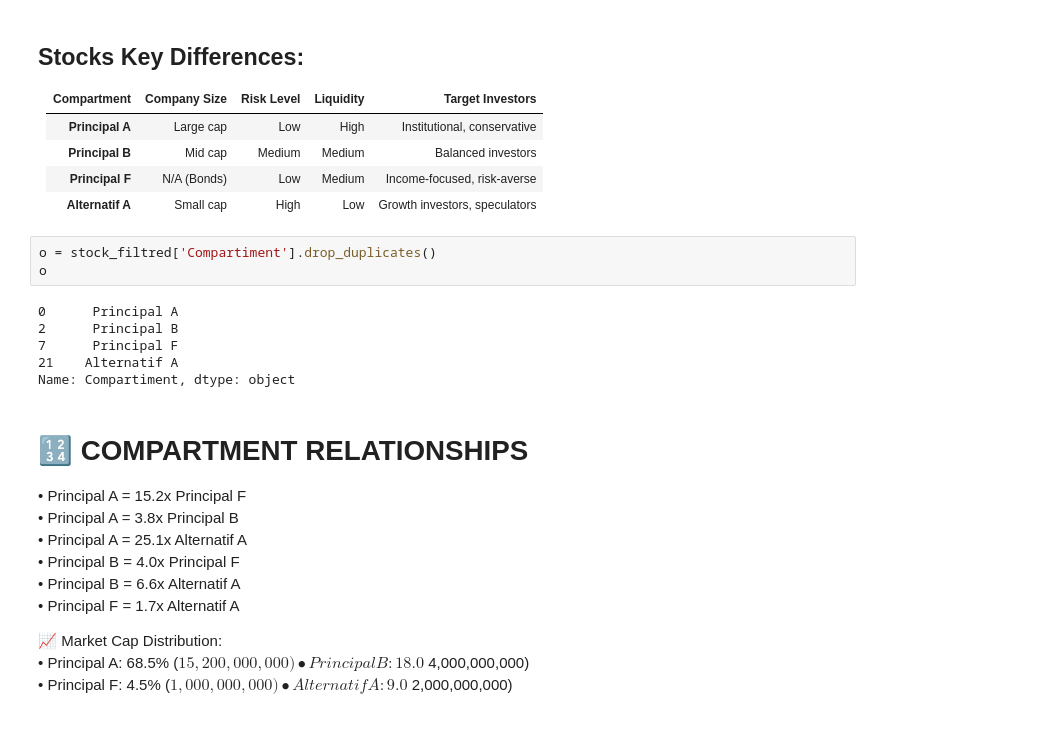
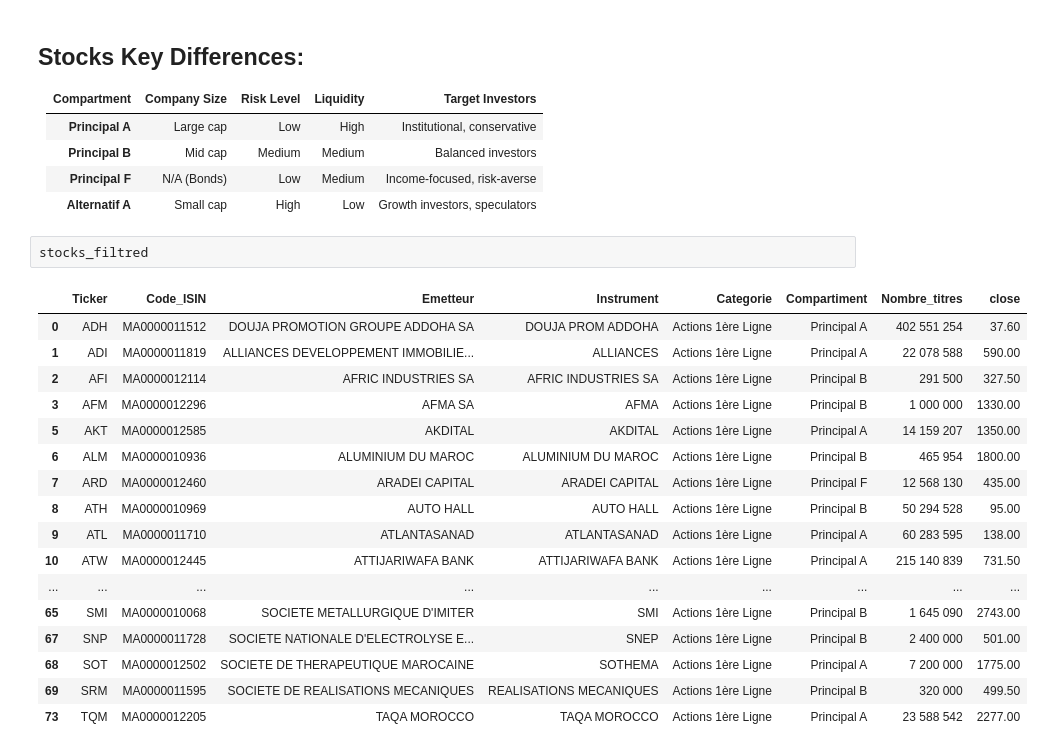
Before and after one commit to alSheiye5h/Morocco-All_Shares-Index, a Jupyter notebook: 001_MASI.ipynb, the cells around one changed output. Saved outputs shown, nothing was run; the diff lists cells and outputs as text.

```diff
--- a/001_MASI.ipynb
+++ b/001_MASI.ipynb
@@ -128,27 +80,23 @@ stock_filtred = stocks_all.dropna(subset='close')
 | **Principal B** | Mid cap | Medium | Medium | Balanced investors |
 | **Principal F** | N/A (Bonds) | Low | Medium | Income-focused, risk-averse |
 | **Alternatif A** | Small cap | High | Low | Growth investors, speculators |
-# %%
-o = stock_filtred['Compartiment'].drop_duplicates()
-o
-# %% [output]
-0      Principal A
-2      Principal B
-7      Principal F
-21    Alternatif A
-Name: Compartiment, dtype: object
-# %% [markdown]
-🔢 COMPARTMENT RELATIONSHIPS
-==================================================
-• Principal A = 15.2x Principal F
-• Principal A = 3.8x Principal B
-• Principal A = 25.1x Alternatif A
-• Principal B = 4.0x Principal F
-• Principal B = 6.6x Alternatif A
-• Principal F = 1.7x Alternatif A
-
-📈 Market Cap Distribution:
-• Principal A: 68.5% ($15,200,000,000)
-• Principal B: 18.0% ($4,000,000,000)
-• Principal F: 4.5% ($1,000,000,000)
-• Alternatif A: 9.0% ($2,000,000,000)
+# %%
+stocks_filtred
+# %% [output]
+|  | Ticker | Code_ISIN | Emetteur | Instrument | Categorie | Compartiment | Nombre_titres | close |
+| 0 | ADH | MA0000011512 | DOUJA PROMOTION GROUPE ADDOHA SA | DOUJA PROM ADDOHA | Actions 1ère Ligne | Principal A | 402 551 254 | 37.60 |
+| 1 | ADI | MA0000011819 | ALLIANCES DEVELOPPEMENT IMMOBILIE... | ALLIANCES | Actions 1ère Ligne | Principal A | 22 078 588 | 590.00 |
+| 2 | AFI | MA0000012114 | AFRIC INDUSTRIES SA | AFRIC INDUSTRIES SA | Actions 1ère Ligne | Principal B | 291 500 | 327.50 |
+| 3 | AFM | MA0000012296 | AFMA SA | AFMA | Actions 1ère Ligne | Principal B | 1 000 000 | 1330.00 |
+| 5 | AKT | MA0000012585 | AKDITAL | AKDITAL | Actions 1ère Ligne | Principal A | 14 159 207 | 1350.00 |
+| 6 | ALM | MA0000010936 | ALUMINIUM DU MAROC | ALUMINIUM DU MAROC | Actions 1ère Ligne | Principal B | 465 954 | 1800.00 |
+| 7 | ARD | MA0000012460 | ARADEI CAPITAL | ARADEI CAPITAL | Actions 1ère Ligne | Principal F | 12 568 130 | 435.00 |
+| 8 | ATH | MA0000010969 | AUTO HALL | AUTO HALL | Actions 1ère Ligne | Principal B | 50 294 528 | 95.00 |
+| 9 | ATL | MA0000011710 | ATLANTASANAD | ATLANTASANAD | Actions 1ère Ligne | Principal A | 60 283 595 | 138.00 |
+| 10 | ATW | MA0000012445 | ATTIJARIWAFA BANK | ATTIJARIWAFA BANK | Actions 1ère Ligne | Principal A | 215 140 839 | 731.50 |
+| ... | ... | ... | ... | ... | ... | ... | ... | ... |
+| 65 | SMI | MA0000010068 | SOCIETE METALLURGIQUE D'IMITER | SMI | Actions 1ère Ligne | Principal B | 1 645 090 | 2743.00 |
+| 67 | SNP | MA0000011728 | SOCIETE NATIONALE D'ELECTROLYSE E... | SNEP | Actions 1ère Ligne | Principal B | 2 400 000 | 501.00 |
+| 68 | SOT | MA0000012502 | SOCIETE DE THERAPEUTIQUE MAROCAINE | SOTHEMA | Actions 1ère Ligne | Principal A | 7 200 000 | 1775.00 |
+| 69 | SRM | MA0000011595 | SOCIETE DE REALISATIONS MECANIQUES | REALISATIONS MECANIQUES | Actions 1ère Ligne | Principal B | 320 000 | 499.50 |
+| 73 | TQM | MA0000012205 | TAQA MOROCCO | TAQA MOROCCO | Actions 1ère Ligne | Principal A | 23 588 542 | 2277.00 |
```
Also changed, not shown: parts of 8 cells of this notebook, 3 other files.
